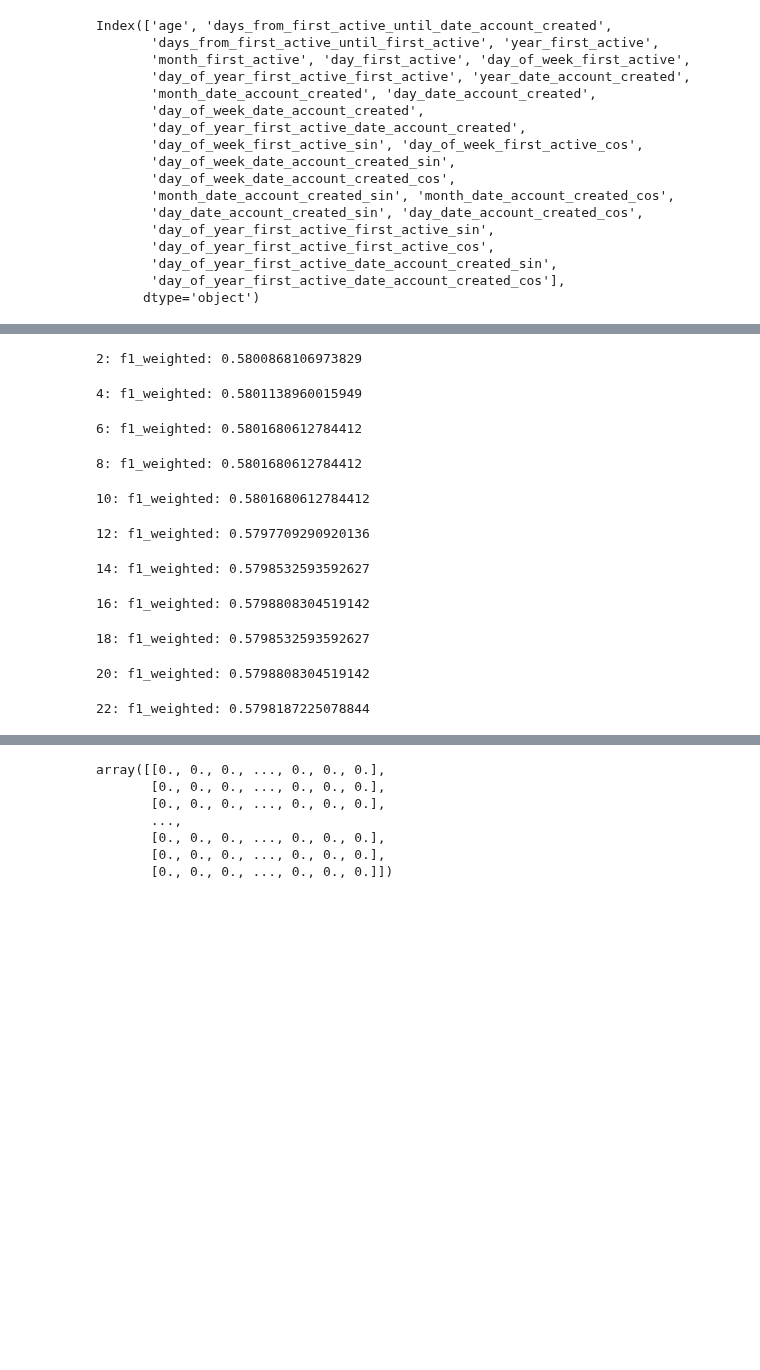
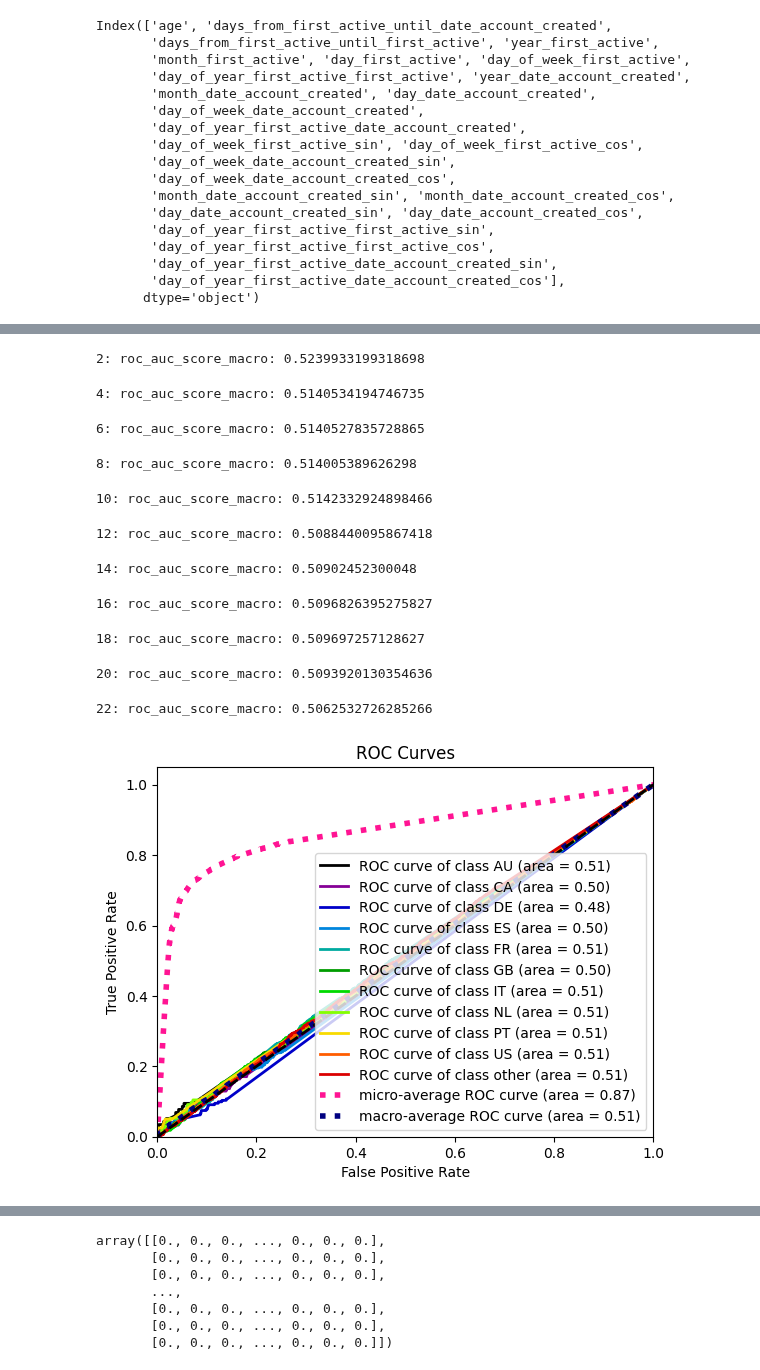
Before and after one commit to ViniciusKos/airbnb_prediction, a Jupyter notebook: airbnb_prediction.ipynb, the cells around one changed output, grey strips where cells are left out. Drawn from its saved outputs; the diff is of its cells as text; code cells hidden in the pictures; blank space fills up the shorter version.

```diff
--- a/airbnb_prediction.ipynb
+++ b/airbnb_prediction.ipynb
@@ -769,22 +782,31 @@ for k in range(2, 24, 2):
     Xtrain2 = selector.fit_transform( Xtrain, ytrain )
     Xval2 = selector.transform( Xval )
 
-    mdl = RandomForestClassifier( n_estimators=100, n_jobs=-1, random_state=42 )
+    mdl = RandomForestClassifier( n_estimators=100, n_jobs=-1, random_state=42, class_weight=weights )
     mdl.fit(Xtrain2, ytrain)
 
-    p = mdl.predict( Xval2 )
+    p = mdl.predict_proba( Xval2 )
 
-    print( f"{k}: f1_weighted: {f1(yval, p, average='weighted')}")
-    k_vs_score.append( f1(yval, p, average='weighted') )
+    print( f"{k}: roc_auc_score_macro: {roc_auc_score(yval, p, average='macro', multi_class='ovo')}")
+    k_vs_score.append( roc_auc_score(yval, p, average='macro', multi_class='ovo') )
 # %% [output]
-2: f1_weighted: 0.5800868106973829
+2: roc_auc_score_macro: 0.5239933199318698
-4: f1_weighted: 0.5801138960015949
+4: roc_auc_score_macro: 0.5140534194746735
-6: f1_weighted: 0.5801680612784412
+6: roc_auc_score_macro: 0.5140527835728865
-8: f1_weighted: 0.5801680612784412
+8: roc_auc_score_macro: 0.514005389626298
-10: f1_weighted: 0.5801680612784412
+10: roc_auc_score_macro: 0.5142332924898466
-12: f1_weighted: 0.5797709290920136
+12: roc_auc_score_macro: 0.5088440095867418
-14: f1_weighted: 0.5798532593592627
+14: roc_auc_score_macro: 0.50902452300048
-16: f1_weighted: 0.5798808304519142
+16: roc_auc_score_macro: 0.5096826395275827
-18: f1_weighted: 0.5798532593592627
+18: roc_auc_score_macro: 0.509697257128627
-20: f1_weighted: 0.5798808304519142
+20: roc_auc_score_macro: 0.5093920130354636
-22: f1_weighted: 0.5798187225078844
+22: roc_auc_score_macro: 0.5062532726285266
+# %%
+import scikitplot as skplt
+import matplotlib.pyplot as plt
+
+
+skplt.metrics.plot_roc_curve(yval, p)
+plt.show()
+# %% [output]
+[figure, added]
```
Also changed, not shown: parts of 10 cells of this notebook.
